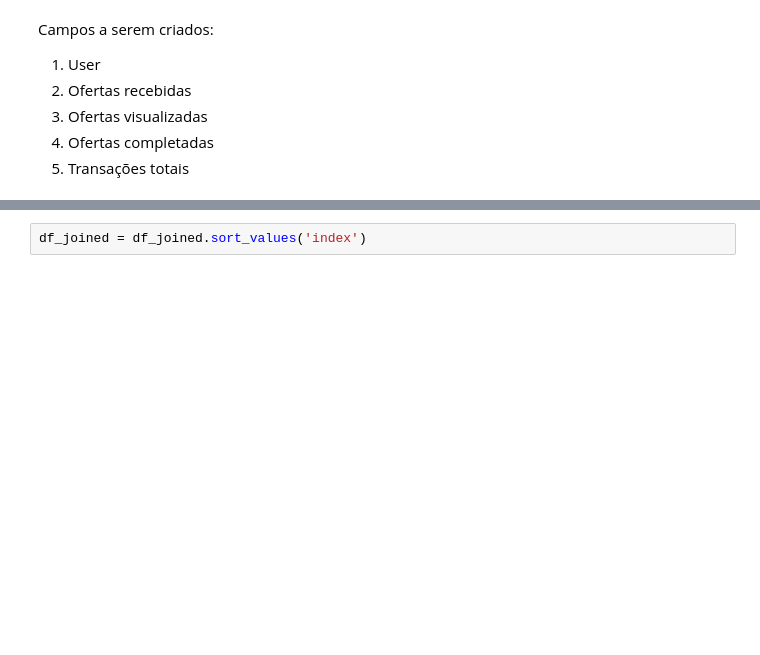
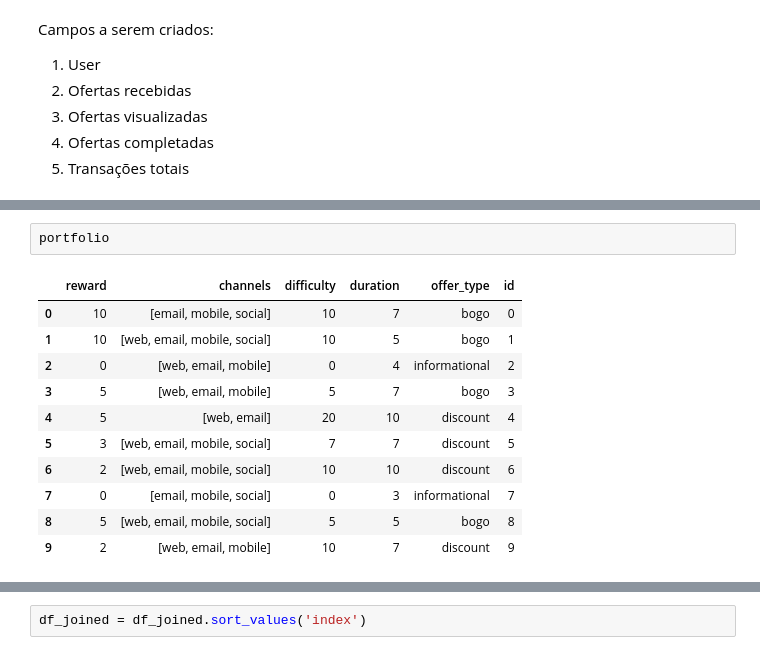
Before and after one commit to IsmaelMiranda11/capstone_project_offer_starbucks, a Jupyter notebook: Explorando os Dados.ipynb, the cells around one changed output, grey strips where cells are left out. Cells and saved outputs as stored; diff of their text form; blank space fills up the shorter version.

```diff
--- a/Explorando os Dados.ipynb
+++ b/Explorando os Dados.ipynb
@@ -231,0 +230,14 @@ transcript.loc[cond]
+# %%
+portfolio
+# %% [output]
+|  | reward | channels | difficulty | duration | offer_type | id |
+| 0 | 10 | [email, mobile, social] | 10 | 7 | bogo | 0 |
+| 1 | 10 | [web, email, mobile, social] | 10 | 5 | bogo | 1 |
+| 2 | 0 | [web, email, mobile] | 0 | 4 | informational | 2 |
+| 3 | 5 | [web, email, mobile] | 5 | 7 | bogo | 3 |
+| 4 | 5 | [web, email] | 20 | 10 | discount | 4 |
+| 5 | 3 | [web, email, mobile, social] | 7 | 7 | discount | 5 |
+| 6 | 2 | [web, email, mobile, social] | 10 | 10 | discount | 6 |
+| 7 | 0 | [email, mobile, social] | 0 | 3 | informational | 7 |
+| 8 | 5 | [web, email, mobile, social] | 5 | 5 | bogo | 8 |
+| 9 | 2 | [web, email, mobile] | 10 | 7 | discount | 9 |
```
Also changed, not shown: parts of 30 cells of this notebook, 2 other files.
